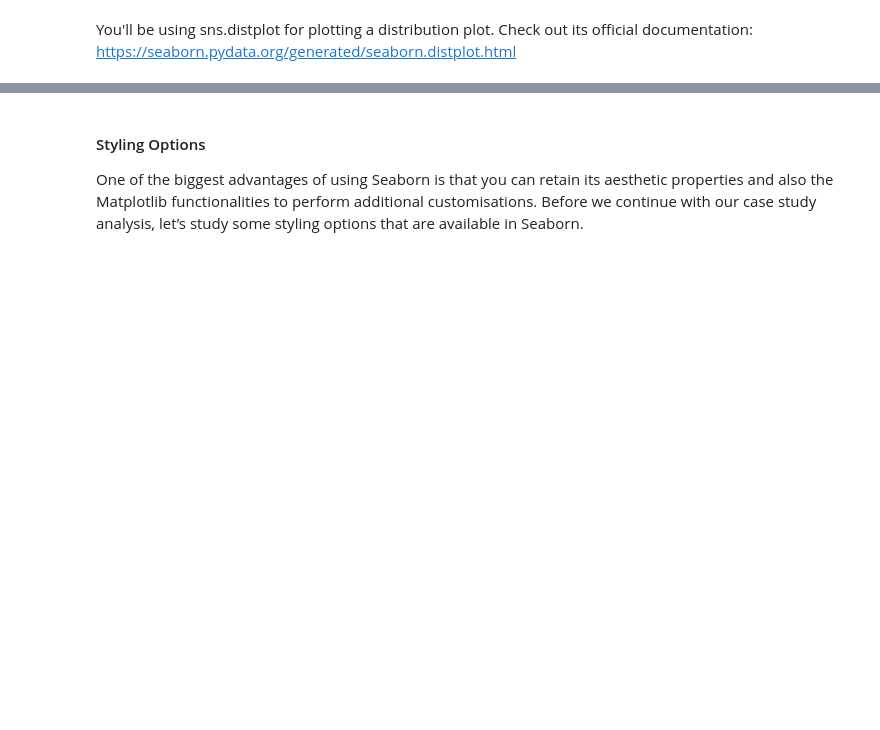
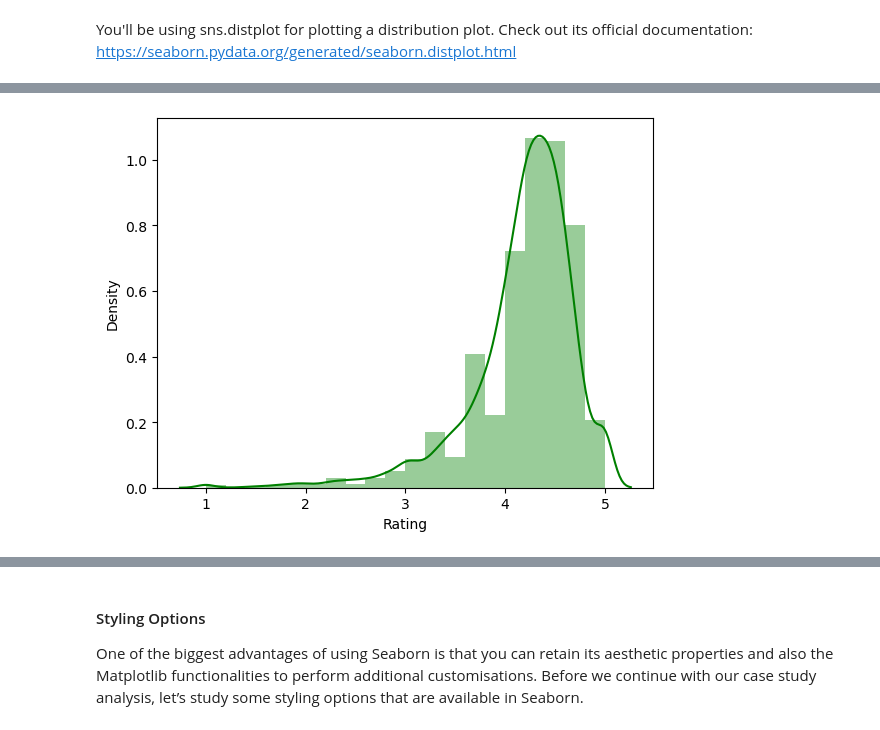
Before and after one commit to mrmankeshraj/PG_Diploma_in_Machine_Learning_and_AI, a Jupyter notebook: Case Study Notebook/Data Visualisation in Python - Case Study.ipynb, the cells around one changed output, grey strips where cells are left out. Drawn from its saved outputs; the diff is of its cells as text; code cells hidden in the pictures; blank space fills up the shorter version.

```diff
--- a/Case Study Notebook/Data Visualisation in Python - Case Study.ipynb
+++ b/Case Study Notebook/Data Visualisation in Python - Case Study.ipynb
@@ -578,2 +590,6 @@ You'll be using sns.distplot for plotting a distribution plot. Check out its off
 # %%
 #Change the colour of bins to green
+sns.distplot(df_1.Rating, bins=20, color="Green")
+plt.show()
+# %% [output]
+[figure, added]
```
Also changed, not shown: parts of 49 cells of this notebook, 2 other files.
